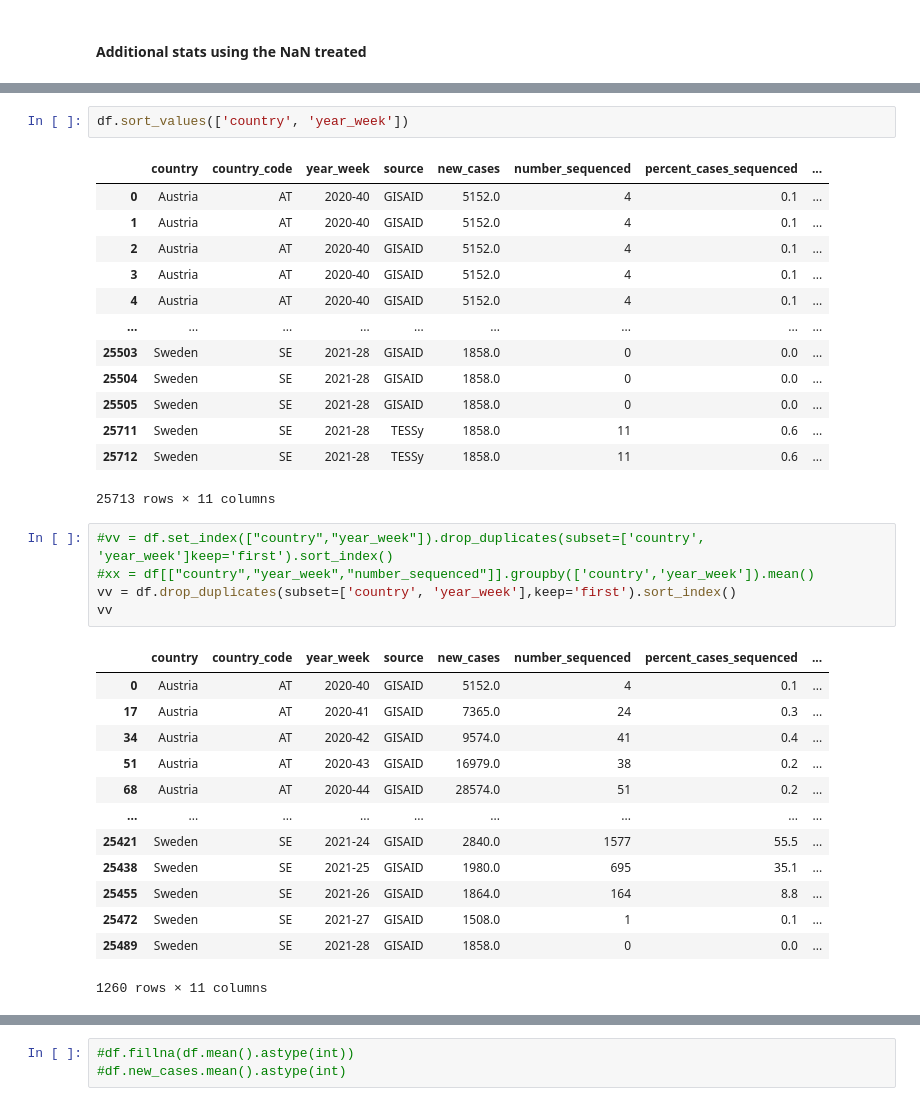
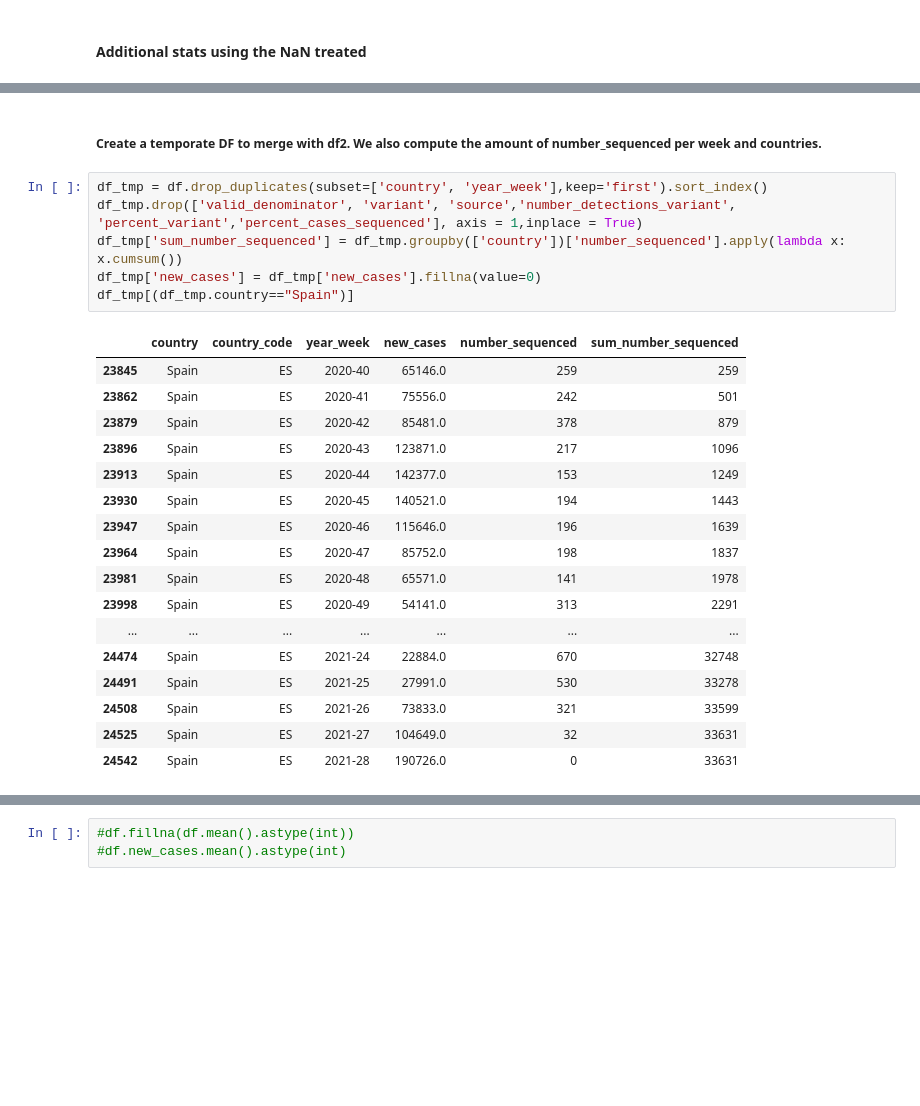
Before and after one commit to AdrienOliva/DS_Exercice, a Jupyter notebook: COVID_World.ipynb, the cells around one changed output, grey strips where cells are left out. Saved outputs shown, nothing was run; the diff lists cells and outputs as text; blank space fills up the shorter version.

```diff
--- a/COVID_World.ipynb
+++ b/COVID_World.ipynb
@@ -63,35 +85,26 @@ df[(df.country=="Austria") & (df.year_week == "2020-40")]
-# %%
-df.sort_values(['country', 'year_week'])
-# %% [output]
-|  | country | country_code | year_week | source | new_cases | number_sequenced | percent_cases_sequenced | ... |
-| 0 | Austria | AT | 2020-40 | GISAID | 5152.0 | 4 | 0.1 | ... |
-| 1 | Austria | AT | 2020-40 | GISAID | 5152.0 | 4 | 0.1 | ... |
-| 2 | Austria | AT | 2020-40 | GISAID | 5152.0 | 4 | 0.1 | ... |
-| 3 | Austria | AT | 2020-40 | GISAID | 5152.0 | 4 | 0.1 | ... |
-| 4 | Austria | AT | 2020-40 | GISAID | 5152.0 | 4 | 0.1 | ... |
-| ... | ... | ... | ... | ... | ... | ... | ... | ... |
-| 25503 | Sweden | SE | 2021-28 | GISAID | 1858.0 | 0 | 0.0 | ... |
-| 25504 | Sweden | SE | 2021-28 | GISAID | 1858.0 | 0 | 0.0 | ... |
-| 25505 | Sweden | SE | 2021-28 | GISAID | 1858.0 | 0 | 0.0 | ... |
-| 25711 | Sweden | SE | 2021-28 | TESSy | 1858.0 | 11 | 0.6 | ... |
-| 25712 | Sweden | SE | 2021-28 | TESSy | 1858.0 | 11 | 0.6 | ... |
-25713 rows × 11 columns
+# %% [markdown]
+##### Create a temporate DF to merge with df2. We also compute the amount of number_sequenced per week and countries.
 # %%
-#vv = df.set_index(["country","year_week"]).drop_duplicates(subset=['country', 'year_week']keep='first').sort_index()
-#xx = df[["country","year_week","number_sequenced"]].groupby(['country','year_week']).mean()
-vv = df.drop_duplicates(subset=['country', 'year_week'],keep='first').sort_index()
-vv
+df_tmp = df.drop_duplicates(subset=['country', 'year_week'],keep='first').sort_index()
+df_tmp.drop(['valid_denominator', 'variant', 'source','number_detections_variant', 'percent_variant','percent_cases_sequenced'], axis = 1,inplace = True)
+df_tmp['sum_number_sequenced'] = df_tmp.groupby(['country'])['number_sequenced'].apply(lambda x: x.cumsum())
+df_tmp['new_cases'] = df_tmp['new_cases'].fillna(value=0)
+df_tmp[(df_tmp.country=="Spain")]
 # %% [output]
-|  | country | country_code | year_week | source | new_cases | number_sequenced | percent_cases_sequenced | ... |
-| 0 | Austria | AT | 2020-40 | GISAID | 5152.0 | 4 | 0.1 | ... |
-| 17 | Austria | AT | 2020-41 | GISAID | 7365.0 | 24 | 0.3 | ... |
-| 34 | Austria | AT | 2020-42 | GISAID | 9574.0 | 41 | 0.4 | ... |
-| 51 | Austria | AT | 2020-43 | GISAID | 16979.0 | 38 | 0.2 | ... |
-| 68 | Austria | AT | 2020-44 | GISAID | 28574.0 | 51 | 0.2 | ... |
-| ... | ... | ... | ... | ... | ... | ... | ... | ... |
-| 25421 | Sweden | SE | 2021-24 | GISAID | 2840.0 | 1577 | 55.5 | ... |
-| 25438 | Sweden | SE | 2021-25 | GISAID | 1980.0 | 695 | 35.1 | ... |
-| 25455 | Sweden | SE | 2021-26 | GISAID | 1864.0 | 164 | 8.8 | ... |
-| 25472 | Sweden | SE | 2021-27 | GISAID | 1508.0 | 1 | 0.1 | ... |
-| 25489 | Sweden | SE | 2021-28 | GISAID | 1858.0 | 0 | 0.0 | ... |
+|  | country | country_code | year_week | new_cases | number_sequenced | sum_number_sequenced |
+| 23845 | Spain | ES | 2020-40 | 65146.0 | 259 | 259 |
+| 23862 | Spain | ES | 2020-41 | 75556.0 | 242 | 501 |
+| 23879 | Spain | ES | 2020-42 | 85481.0 | 378 | 879 |
+| 23896 | Spain | ES | 2020-43 | 123871.0 | 217 | 1096 |
+| 23913 | Spain | ES | 2020-44 | 142377.0 | 153 | 1249 |
+| 23930 | Spain | ES | 2020-45 | 140521.0 | 194 | 1443 |
+| 23947 | Spain | ES | 2020-46 | 115646.0 | 196 | 1639 |
+| 23964 | Spain | ES | 2020-47 | 85752.0 | 198 | 1837 |
+| 23981 | Spain | ES | 2020-48 | 65571.0 | 141 | 1978 |
+| 23998 | Spain | ES | 2020-49 | 54141.0 | 313 | 2291 |
+| ... | ... | ... | ... | ... | ... | ... |
+| 24474 | Spain | ES | 2021-24 | 22884.0 | 670 | 32748 |
+| 24491 | Spain | ES | 2021-25 | 27991.0 | 530 | 33278 |
+| 24508 | Spain | ES | 2021-26 | 73833.0 | 321 | 33599 |
+| 24525 | Spain | ES | 2021-27 | 104649.0 | 32 | 33631 |
+| 24542 | Spain | ES | 2021-28 | 190726.0 | 0 | 33631 |
-1260 rows × 11 columns
```
Also changed, not shown: parts of 11 cells of this notebook.
